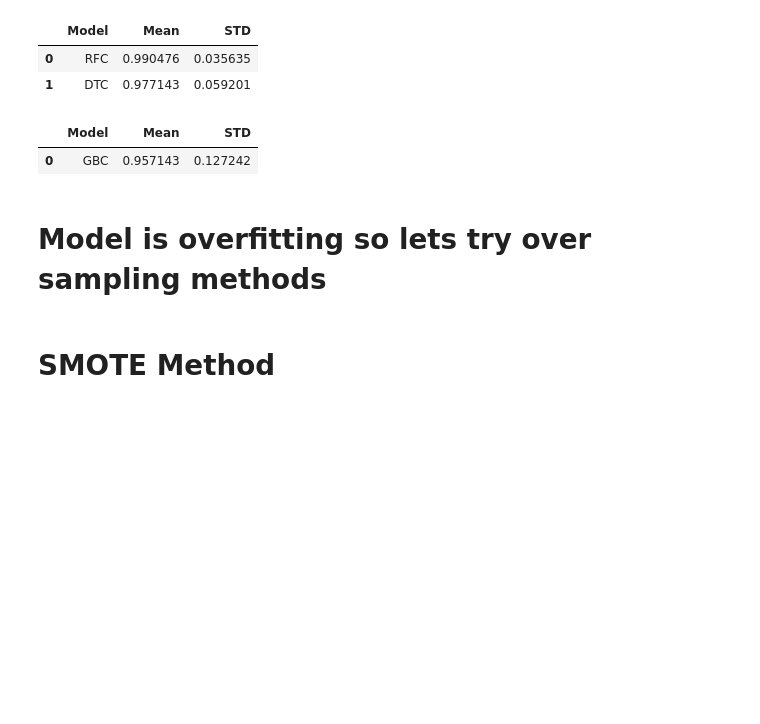
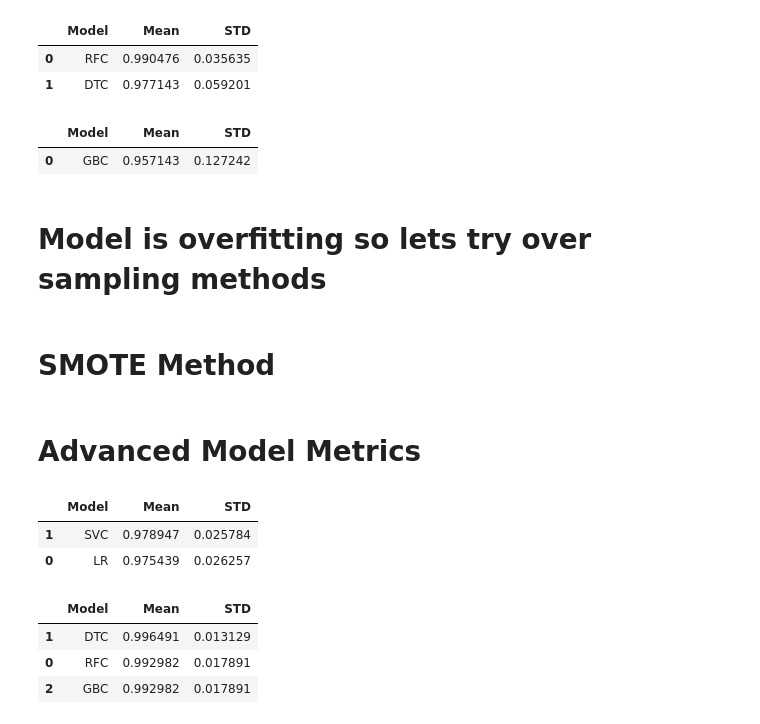
Before and after one commit to MaukanMir/Loan-Approval-Classification, a Jupyter notebook: training.ipynb, the cells around one changed output. Cells and saved outputs as stored; diff of their text form; code cells hidden in the pictures; blank space fills up the shorter version.

Commit message:
added new models

```diff
--- a/training.ipynb
+++ b/training.ipynb
@@ -141,7 +141,7 @@ def create_confusion_matrix(model_name:str, y_test:pd.Series, y_test_pred:pd.Ser
     plt.show()
 
 def testing_selected_models(names:list, models:list, X:pd.DataFrame, y:pd.Series,
-                            preprocessor):
+                            preprocessor, sampled=None):
     """
     Runs multiple subsets on folds of data
 
@@ -152,7 +152,10 @@ def testing_selected_models(names:list, models:list, X:pd.DataFrame, y:pd.Series
     model_performance = []
     for i in range(len(models)):
         model = models[i]
-        pipeline = create_pipeline(preprocessor, model)
+        if not sampled:
+            pipeline = create_pipeline(preprocessor, model)
+        else:
+            pipeline = model
         scores = evaluate_model(X, y, pipeline)
         model_performance.append({
             "Model": names[i],
@@ -188,7 +191,7 @@ def get_selected_models(names):
 
   return [models[model] for model in names]
 
-def get_over_sampling_methods(X, y, name):
+def get_over_sampling_methods(X, y, name, preprocessor):
 
   sampling_models = {
     "KNN-SMOTE":SMOTE(k_neighbors=5, random_state=42),
@@ -197,8 +200,10 @@ def get_over_sampling_methods(X, y, name):
     "ADASYN": ADASYN(random_state=42)
   }
 
-  smapling_model = sampling_models[name]
-  X_res, y_res = smapling_model.fit_resample(X, y)
+  sampling_model = sampling_models[name]
+
+  pipeline = create_pipeline(preprocessor, sampling_model)
+  X_res, y_res = pipeline.fit_resample(X, y)
 
   return (X_res, y_res)
 # %% [markdown]
@@ -349,3 +354,24 @@ testing_selected_models(names, models, X, y, preprocessor)
 # Model is overfitting so lets try over sampling methods
 # %% [markdown]
 # SMOTE Method
+# %%
+X_smote, y_smote = get_over_sampling_methods(X, y, "SMOTE", preprocessor)
+# %% [markdown]
+# Advanced Model Metrics
+# %%
+names = ['LR', 'SVC']
+models = get_selected_models(names)
+testing_selected_models(names, models, X_smote, y_smote, preprocessor, sampled=True)
+# %% [output]
+|  | Model | Mean | STD |
+| 1 | SVC | 0.978947 | 0.025784 |
+| 0 | LR | 0.975439 | 0.026257 |
+# %%
+names = ["RFC", "DTC", "GBC"]
+models = get_selected_models(names)
+testing_selected_models(names, models, X_smote, y_smote, preprocessor, sampled=True)
+# %% [output]
+|  | Model | Mean | STD |
+| 1 | DTC | 0.996491 | 0.013129 |
+| 0 | RFC | 0.992982 | 0.017891 |
+| 2 | GBC | 0.992982 | 0.017891 |
```
Also changed, not shown: parts of 1 cell of this notebook.
